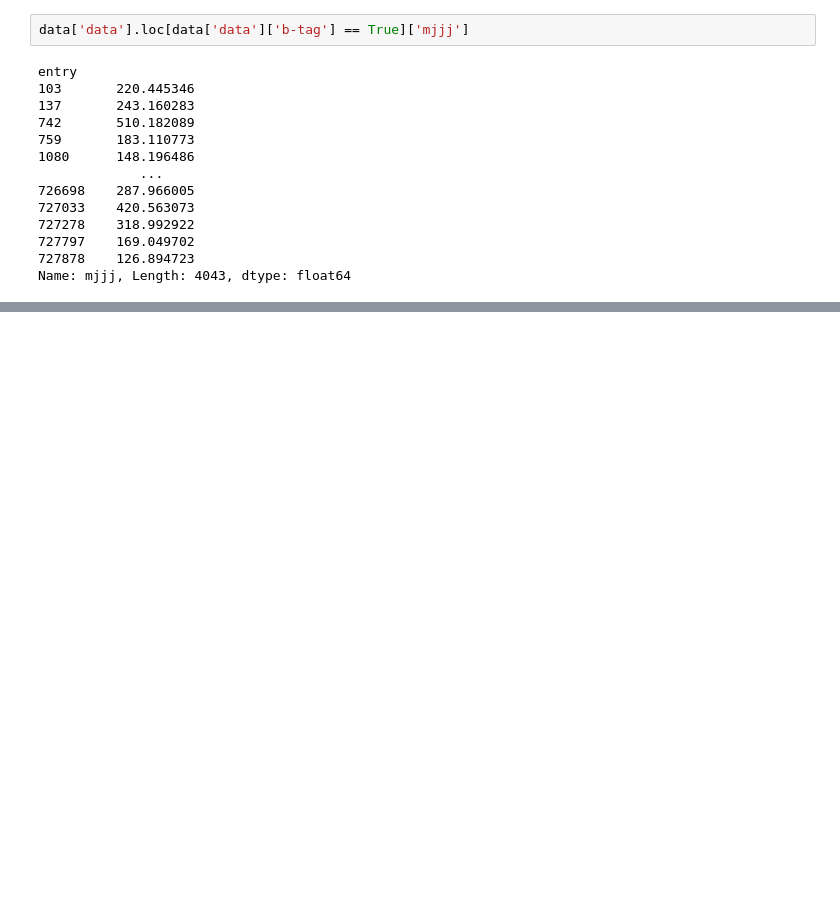
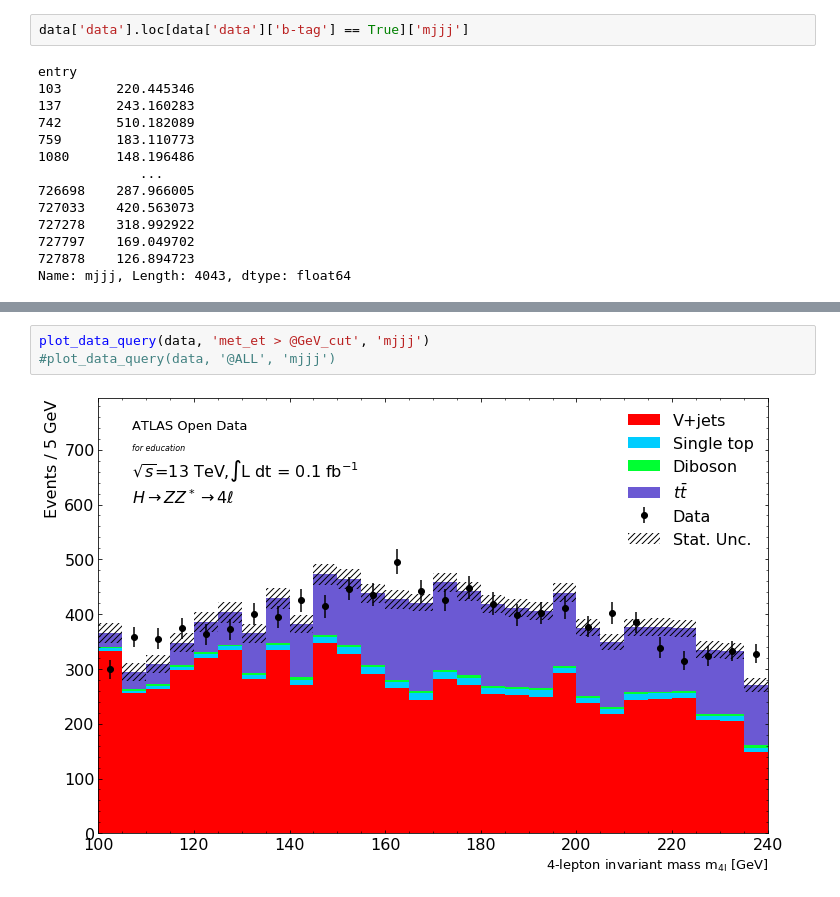
Before and after one commit to Bjartensen/ku_firstyear2021_grp24_topquark, a Jupyter notebook: tquark_analysis.ipynb, the cells around one changed output, grey strips where cells are left out. Saved outputs shown, nothing was run; the diff lists cells and outputs as text; blank space fills up the shorter version.

```diff
--- a/tquark_analysis.ipynb
+++ b/tquark_analysis.ipynb
@@ -939 +590,6 @@ data['data'].query('mjjj_bedste != 0')
+# %%
+plot_data_query(data, 'met_et > @GeV_cut', 'mjjj')
+#plot_data_query(data, '@ALL', 'mjjj')
+# %% [output]
+[figure, added]
 # %%
```
Also changed, not shown: parts of 14 cells of this notebook.
